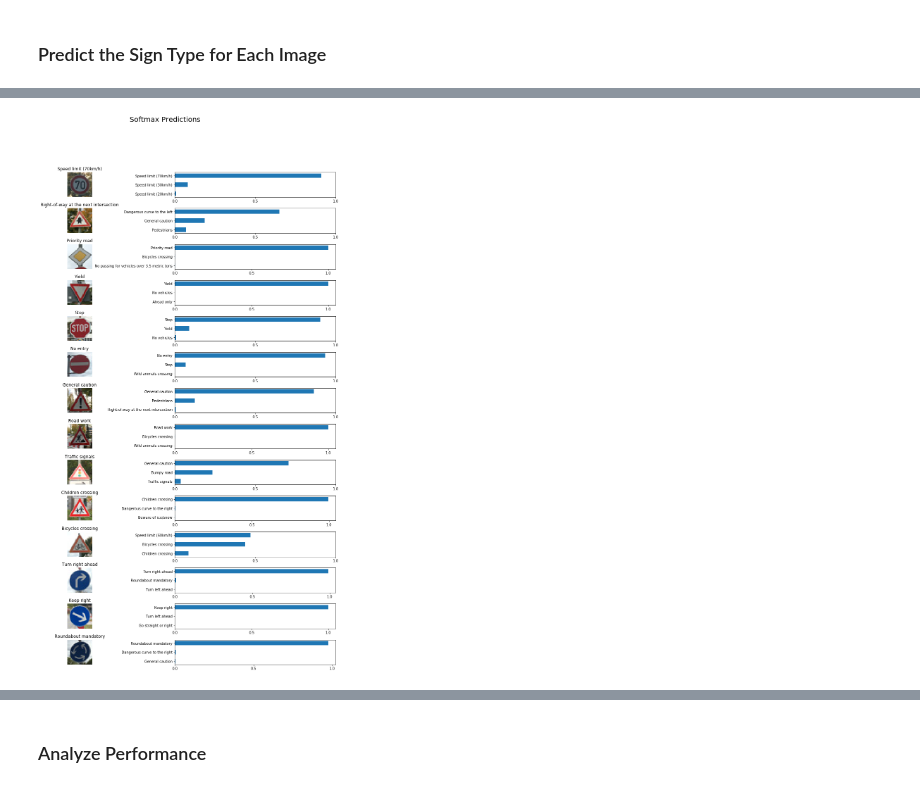
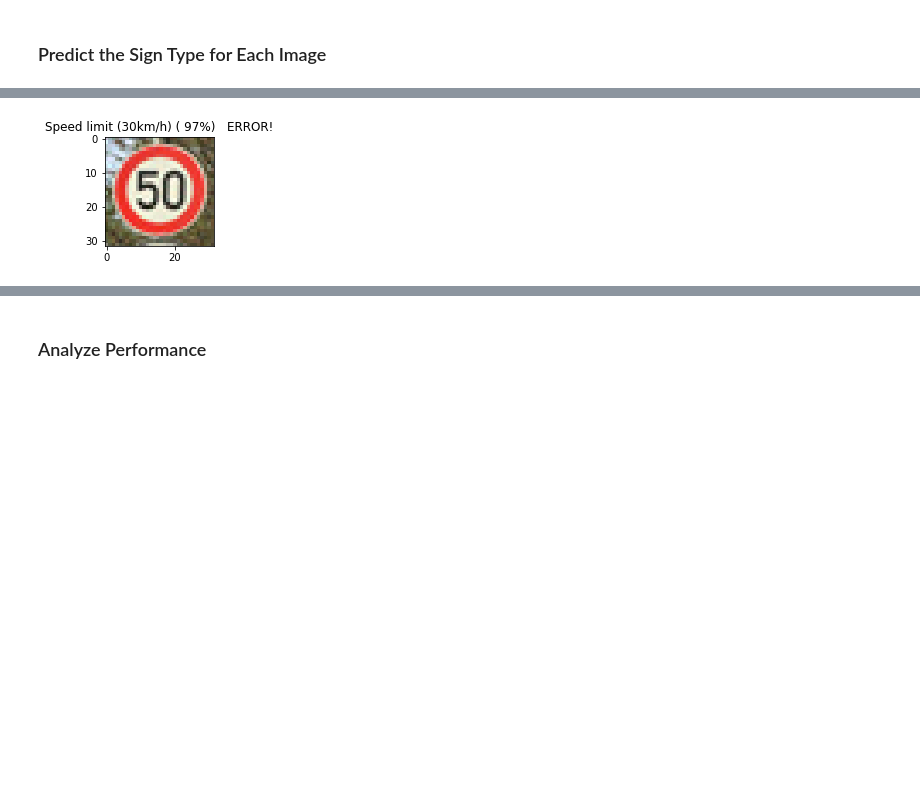
Before and after one commit to cazacov/CarND-Traffic-Sign-Classifier-Project, a Jupyter notebook: Traffic_Sign_Classifier.ipynb, the cells around one changed output, grey strips where cells are left out. Saved outputs shown, nothing was run; the diff lists cells and outputs as text; code cells hidden in the pictures; blank space fills up the shorter version.

Commit message:
Show classification results

```diff
--- a/Traffic_Sign_Classifier.ipynb
+++ b/Traffic_Sign_Classifier.ipynb
@@ -231,7 +231,6 @@ def conv_net(x, keep_prob):
     # Arguments used for tf.truncated_normal, randomly defines variables for the weights and biases for each layer
     mu = 0
     sigma = 0.05
-    keep_prob = 0.95
     alpha = 0.05
 
     grayscale = tf.slice(x, [0,0,0,0], [-1,-1,-1,1], name="channel_y")
@@ -240,7 +239,7 @@ def conv_net(x, keep_prob):
     conv1_wshape = (5, 5, 1, 6)
     weights_count = np.prod(conv1_wshape)
     recomended_deviation = weights_count**-0.5
-    print(conv1_wshape, weights_count, recomended_deviation)
+    print(recomended_deviation)
     conv1_W = tf.Variable(tf.truncated_normal(shape=conv1_wshape, mean = mu, stddev = recomended_deviation), name="conv1_weights")
     conv1   = tf.nn.conv2d(grayscale, conv1_W, strides=[1, 1, 1, 1], padding='VALID', name="conv1")
     conv1_b = tf.Variable(tf.zeros(6), name="conv1_bias")
@@ -257,9 +256,8 @@ def conv_net(x, keep_prob):
 
     # SOLUTION: Layer 2: Convolutional. Output = 10x10x16.
     conv2_wshape = (5, 5, 6, 16)
-    weights_count = np.prod(conv1_wshape)
+    weights_count = np.prod(conv2_wshape)
     recomended_deviation = weights_count**-0.5
-    print(conv1_wshape, weights_count, recomended_deviation)
 
     conv2_W = tf.Variable(tf.truncated_normal(shape=conv2_wshape, mean = mu, stddev = recomended_deviation), name="conv2_weights")
     conv2_b = tf.Variable(tf.zeros(16), name="conv2_bias")
@@ -420,21 +421,19 @@ import numpy as np
 import cv2
 %matplotlib inline
 
-imagelist = [['4.jpg', 4], ['11.jpg', 11], ['12.jpg', 12], ['13.jpg', 13], ['14.jpg', 14], ['17.jpg', 17], ['18.jpg', 18],
-            ['25.jpg', 25], ['26.jpg', 26], ['28.jpg', 28], ['29.jpg', 29], ['33.jpg', 33], ['38.jpg', 38], ['40.jpg', 40]]
+imagelist = [['2.jpg', 2], ['4.jpg', 4], ['9.jpg', 9], ['11.jpg', 11], ['12.jpg', 12], ['13.jpg', 13], ['14.jpg', 14], ['17.jpg', 17], ['18.jpg', 18],
+            ['25.jpg', 25], ['26.jpg', 26], ['28.jpg', 28], ['29.jpg', 29], ['33.jpg', 33], ['38.jpg', 38], ['40.jpg', 40], ['41.jpg', 41]]
 
 index = 0
-testimages = np.empty((len(imagelist), 32, 32, 3), dtype = np.uint8)
-testlabels = np.empty(len(imagelist), dtype = np.int32)
+real_images = np.empty((len(imagelist), 32, 32, 3), dtype = np.uint8)
+real_labels = np.empty(len(imagelist), dtype = np.int32)
 
 for filename, label in imagelist:
     image = mpimg.imread('./sample-signs/' + filename)
-    print(image.shape)
-
     plt.imshow(image)
     plt.title(label_names[label])
     plt.show()
-    testimages[index,:,:,:] = image
-    testlabels[index] = label
+    real_images[index,:,:,:] = image
+    real_labels[index] = label
     index += 1
 # %% [output]
@@ -461,52 +460,37 @@ for filename, label in imagelist:
 import tensorflow as tf
 import pickle
 
-top_n_predictions = 3
+batch_size = 1
 
-def display_image_predictions(images, labels, predictions):
-
-    plt.rcParams["figure.figsize"] = [14, 20]
-
-    fig, axies = plt.subplots(nrows=len(images), ncols=2)
-    fig.tight_layout()
-    fig.suptitle('Softmax Predictions', fontsize=20, y=1.1)
-
-    margin = 0.05
-    ind = np.arange(top_n_predictions)
-    for image_i, (feature, label_id, pred_indicies, pred_values) in enumerate(zip(images, labels, predictions.indices, predictions.values)):
-        pred_names = [label_names[pred_i] for pred_i in pred_indicies]
-        correct_name = label_names[label_id]
-
-        axies[image_i][0].imshow(feature)
-        axies[image_i][0].set_title(correct_name)
-        axies[image_i][0].set_axis_off()
-
-        axies[image_i][1].barh(ind, width=pred_values[::-1], height=0.5)
-        axies[image_i][1].set_yticks(ind)
-        axies[image_i][1].set_yticklabels(pred_names[::-1])
-        axies[image_i][1].set_xticks([0, 0.5, 1.0])
-
-
-# Set batch size if not already set
-try:
-    if batch_size:
-        pass
-except NameError:
-    batch_size = 1
-
-real_features = preprocess(testimages)
-real_labels = one_hot_encode(testlabels)
+real_x = preprocess(real_images)
+real_y = one_hot_encode(real_labels)
 save_model_path = './session/traffic_sign'
-
 
 session = tf.Session()
 session.run(tf.initialize_all_variables())
 saver.restore(session, save_model_path)
 
-test_predictions = session.run(
+top_n_predictions = 5
+
+real_predictions = session.run(
         tf.nn.top_k(tf.nn.softmax(logits), top_n_predictions),
-        feed_dict={x: real_features, y: real_labels, keep_prob: 1.0}
+        feed_dict={x: real_x, y: real_y, keep_prob: 1.0}
     )
 
-display_image_predictions(testimages, testlabels, test_predictions)
+correct_predictions = 0
+
+plt.rcParams["figure.figsize"] = [2, 2]
+
+for image_i, (image, label_id, pred_indicies, pred_values) in enumerate(zip(real_images, real_labels, real_predictions.indices, real_predictions.values)):
+    pred_label_id = pred_indicies[0]
+    pred_value = pred_values[0]
+    if pred_label_id == label_id:
+        correct_predictions += 1
+        result = " OK"
+    else:
+        result = " ERROR!"
+
+    plt.imshow(image)
+    plt.title("%s (%3.0f%%)  %s" % (label_names[pred_label_id], pred_value * 100, result))
+    plt.show()
 # %% [output]
@@ -514,3 +498,3 @@ WARNING:tensorflow:From <ipython-input-121-1df4628e3002>:47 in <module>.: initia
 Instructions for updating:
 Use `tf.global_variables_initializer` instead.
-[figure, old version]
+[figure, new version]
```
Also changed, not shown: parts of 8 cells of this notebook.
